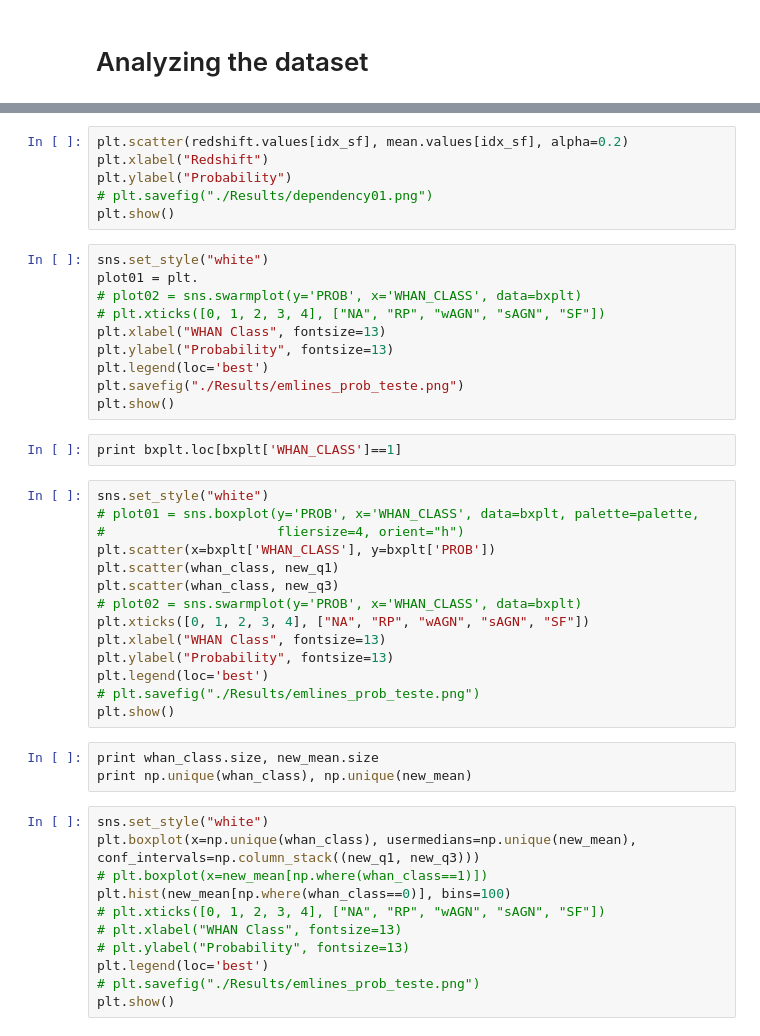
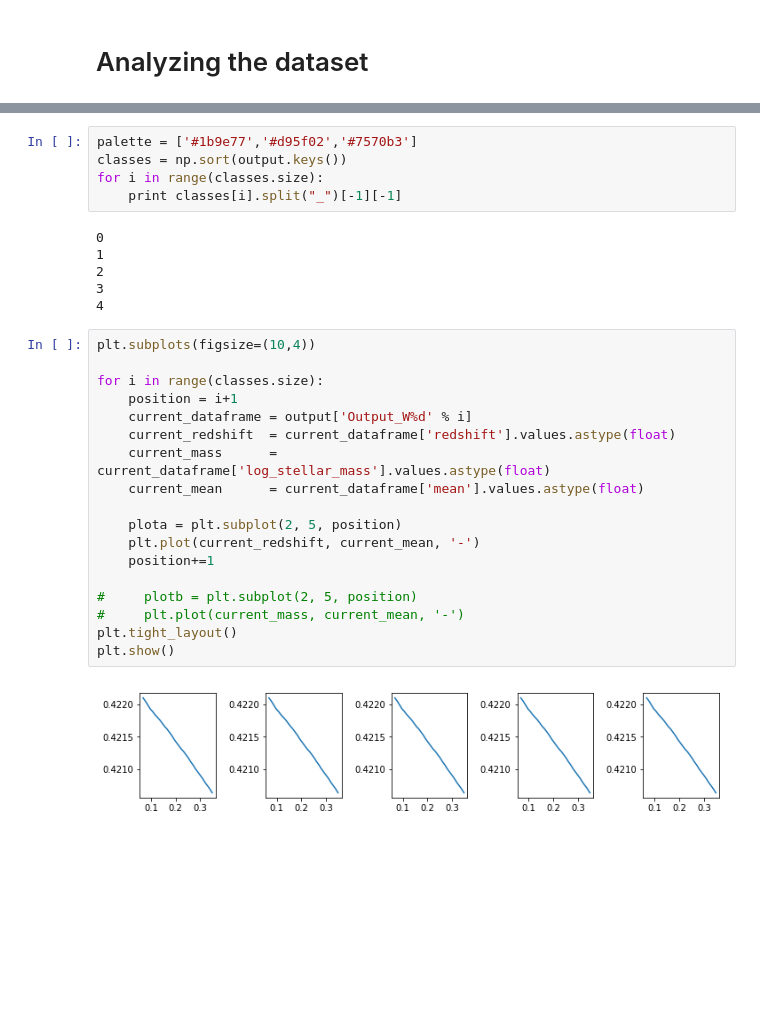
Before and after one commit to mdastro/UVupturn-RSGs, a Jupyter notebook: Model/ModelFit3D_SharedPrior.ipynb, the cells around one changed output, grey strips where cells are left out. Drawn from its saved outputs; the diff is of its cells as text; blank space fills up the shorter version.

```diff
--- a/Model/ModelFit3D_SharedPrior.ipynb
+++ b/Model/ModelFit3D_SharedPrior.ipynb
@@ -287,46 +302,31 @@ plt.show()
-# %%
-plt.scatter(redshift.values[idx_sf], mean.values[idx_sf], alpha=0.2)
-plt.xlabel("Redshift")
-plt.ylabel("Probability")
-# plt.savefig("./Results/dependency01.png")
-plt.show()
-# %%
-sns.set_style("white")
-plot01 = plt.
-# plot02 = sns.swarmplot(y='PROB', x='WHAN_CLASS', data=bxplt)
-# plt.xticks([0, 1, 2, 3, 4], ["NA", "RP", "wAGN", "sAGN", "SF"])
-plt.xlabel("WHAN Class", fontsize=13)
-plt.ylabel("Probability", fontsize=13)
-plt.legend(loc='best')
-plt.savefig("./Results/emlines_prob_teste.png")
-plt.show()
-# %%
-print bxplt.loc[bxplt['WHAN_CLASS']==1]
-# %%
-sns.set_style("white")
-# plot01 = sns.boxplot(y='PROB', x='WHAN_CLASS', data=bxplt, palette=palette,
-#                      fliersize=4, orient="h")
-plt.scatter(x=bxplt['WHAN_CLASS'], y=bxplt['PROB'])
-plt.scatter(whan_class, new_q1)
-plt.scatter(whan_class, new_q3)
-# plot02 = sns.swarmplot(y='PROB', x='WHAN_CLASS', data=bxplt)
-plt.xticks([0, 1, 2, 3, 4], ["NA", "RP", "wAGN", "sAGN", "SF"])
-plt.xlabel("WHAN Class", fontsize=13)
-plt.ylabel("Probability", fontsize=13)
-plt.legend(loc='best')
-# plt.savefig("./Results/emlines_prob_teste.png")
-plt.show()
-# %%
-print whan_class.size, new_mean.size
-print np.unique(whan_class), np.unique(new_mean)
-# %%
-sns.set_style("white")
-plt.boxplot(x=np.unique(whan_class), usermedians=np.unique(new_mean), conf_intervals=np.column_stack((new_q1, new_q3)))
-# plt.boxplot(x=new_mean[np.where(whan_class==1)])
-plt.hist(new_mean[np.where(whan_class==0)], bins=100)
-# plt.xticks([0, 1, 2, 3, 4], ["NA", "RP", "wAGN", "sAGN", "SF"])
-# plt.xlabel("WHAN Class", fontsize=13)
-# plt.ylabel("Probability", fontsize=13)
-plt.legend(loc='best')
-# plt.savefig("./Results/emlines_prob_teste.png")
-plt.show()
+# %%
+palette = ['#1b9e77','#d95f02','#7570b3']
+classes = np.sort(output.keys())
+for i in range(classes.size):
+    print classes[i].split("_")[-1][-1]
+# %% [output]
+0
+1
+2
+3
+4
+# %%
+plt.subplots(figsize=(10,4))
+
+for i in range(classes.size):
+    position = i+1
+    current_dataframe = output['Output_W%d' % i]
+    current_redshift  = current_dataframe['redshift'].values.astype(float)
+    current_mass      = current_dataframe['log_stellar_mass'].values.astype(float)
+    current_mean      = current_dataframe['mean'].values.astype(float)
+
+    plota = plt.subplot(2, 5, position)
+    plt.plot(current_redshift, current_mean, '-')
+    position+=1
+
+#     plotb = plt.subplot(2, 5, position)
+#     plt.plot(current_mass, current_mean, '-')
+plt.tight_layout()
+plt.show()
+# %% [output]
+[figure, added]
```
Also changed, not shown: parts of 9 cells of this notebook.
